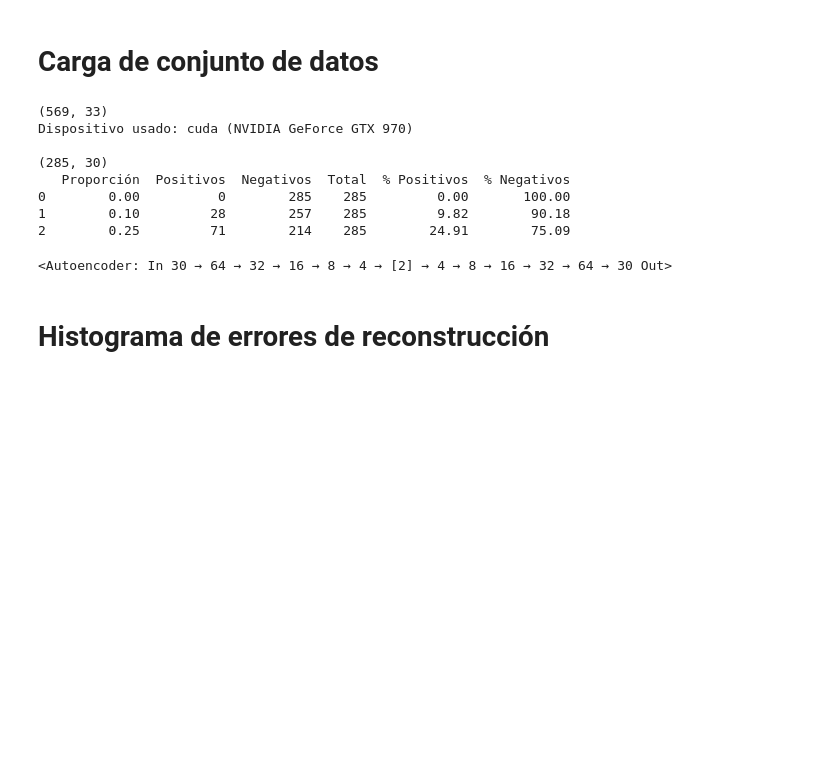
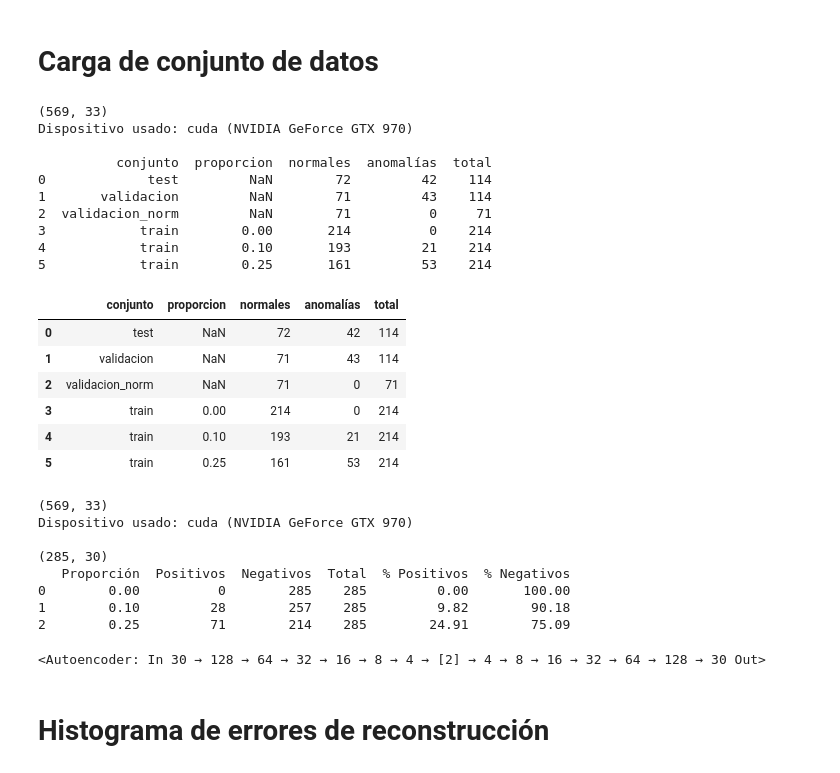
Before and after one commit to matias-cisnero/anomaly-detection-with-autoencoder, a Jupyter notebook: notebooks/test.ipynb, the cells around one changed output. Drawn from its saved outputs; the diff is of its cells as text; code cells hidden in the pictures; blank space fills up the shorter version.

```diff
--- a/notebooks/test.ipynb
+++ b/notebooks/test.ipynb
@@ -1,5 +1,49 @@
 # %% [markdown]
 # Carga de conjunto de datos
+# %%
+import sys, os
+sys.path.append(os.path.abspath(".."))
+import pandas as pd
+import numpy as np
+from models import Autoencoder
+from utils import crear_conjuntos_con_validacion_estandarizados, get_device, mostrar_resumen_validacion
+
+df = pd.read_csv("../data/breast-cancer-wisconsin.csv")
+print(df.shape)
+
+# Quitamos atributos no necesarios
+df = df.drop(columns=["id", "Unnamed: 32"])
+
+# Reemplazamos los valores en diagnosis por 0 y 1
+df["diagnosis"] = df["diagnosis"].map({"M": 1, "B": 0})
+
+# Dividimos nuestro conjuntos de datos y lo estandarizamos respecto a la división de entrenamiento. original: B = 357, M = 212
+conjuntos = crear_conjuntos_con_validacion_estandarizados(df, "diagnosis")
+etiquetas = ["A", "B", "C"]
+
+x_test, y_test, x_val, y_val, x_val_norm, y_val_norm, conjuntos_train = conjuntos
+
+device = get_device()
+
+mostrar_resumen_validacion(conjuntos)
+# %% [output]
+(569, 33)
+Dispositivo usado: cuda (NVIDIA GeForce GTX 970)
+
+          conjunto  proporcion  normales  anomalías  total
+0             test         NaN        72         42    114
+1       validacion         NaN        71         43    114
+2  validacion_norm         NaN        71          0     71
+3            train        0.00       214          0    214
+4            train        0.10       193         21    214
+5            train        0.25       161         53    214
+|  | conjunto | proporcion | normales | anomalías | total |
+| 0 | test | NaN | 72 | 42 | 114 |
+| 1 | validacion | NaN | 71 | 43 | 114 |
+| 2 | validacion_norm | NaN | 71 | 0 | 71 |
+| 3 | train | 0.00 | 214 | 0 | 214 |
+| 4 | train | 0.10 | 193 | 21 | 214 |
+| 5 | train | 0.25 | 161 | 53 | 214 |
 # %%
 import sys, os
 sys.path.append(os.path.abspath(".."))
@@ -43,10 +87,11 @@ Dispositivo usado: cuda (NVIDIA GeForce GTX 970)
 1        0.10         28        257    285         9.82        90.18
 2        0.25         71        214    285        24.91        75.09
 # %%
-modelo_A = Autoencoder.load(path="../models/autoencoder_2025-12-05T21.53_lr=0.001_set=A.pth", device=device)
-modelo_B = Autoencoder.load(path="../models/autoencoder_2025-12-05T21.56_lr=0.001_set=B.pth", device=device)
-modelo_C = Autoencoder.load(path="../models/autoencoder_2025-12-05T21.59_lr=0.001_set=C.pth", device=device)
+# Modelos Autoencoder
+modelo_A = Autoencoder.load(path="../models/Autoencoder_2025-12-06T21.06_lr=0.0001_set=A.pth", device=device)
+modelo_B = Autoencoder.load(path="../models/Autoencoder_2025-12-06T21.08_lr=0.0001_set=B.pth", device=device)
+modelo_C = Autoencoder.load(path="../models/Autoencoder_2025-12-06T21.09_lr=0.0001_set=C.pth", device=device)
 
 modelo_A.summary()
 # %% [output]
-<Autoencoder: In 30 → 64 → 32 → 16 → 8 → 4 → [2] → 4 → 8 → 16 → 32 → 64 → 30 Out>
+<Autoencoder: In 30 → 128 → 64 → 32 → 16 → 8 → 4 → [2] → 4 → 8 → 16 → 32 → 64 → 128 → 30 Out>
```
Also changed, not shown: parts of 10 cells of this notebook, 15 other files.
